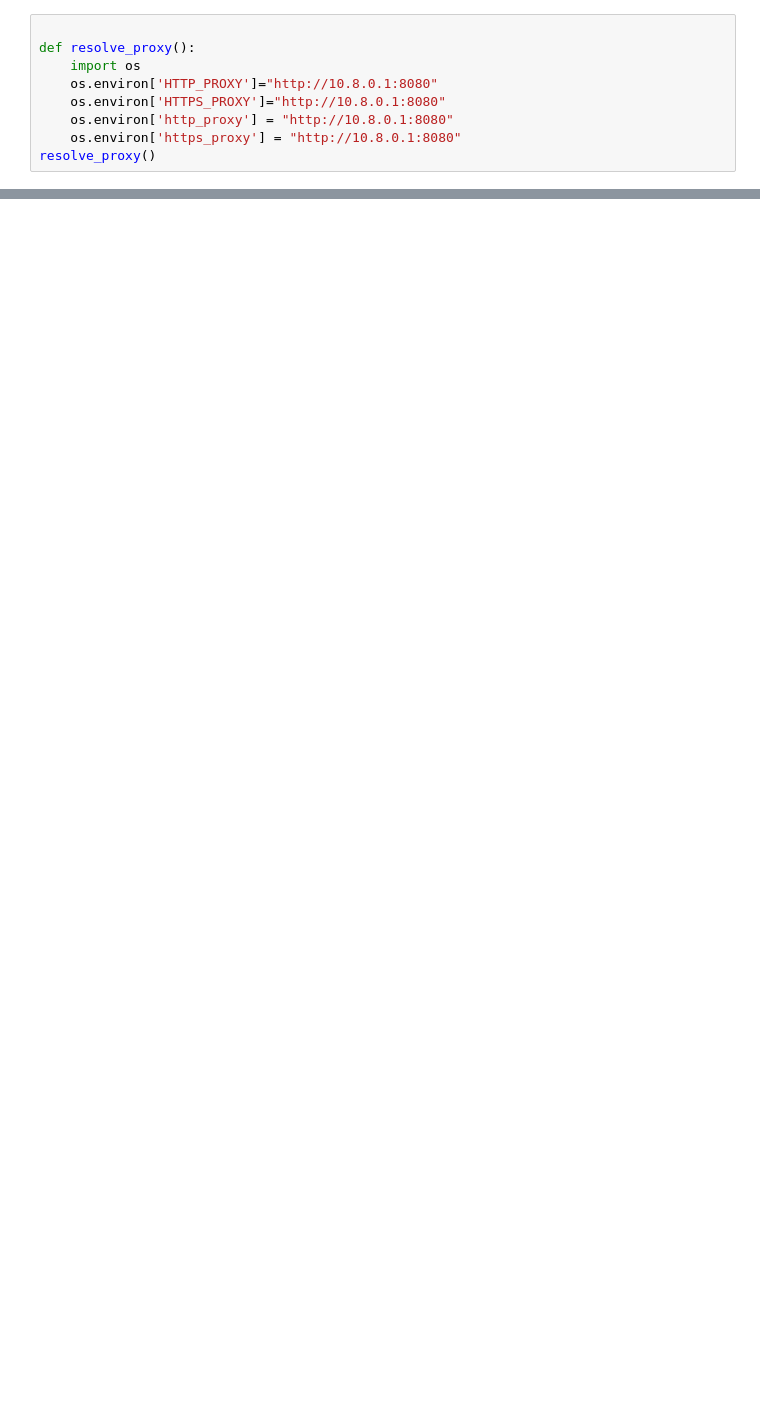
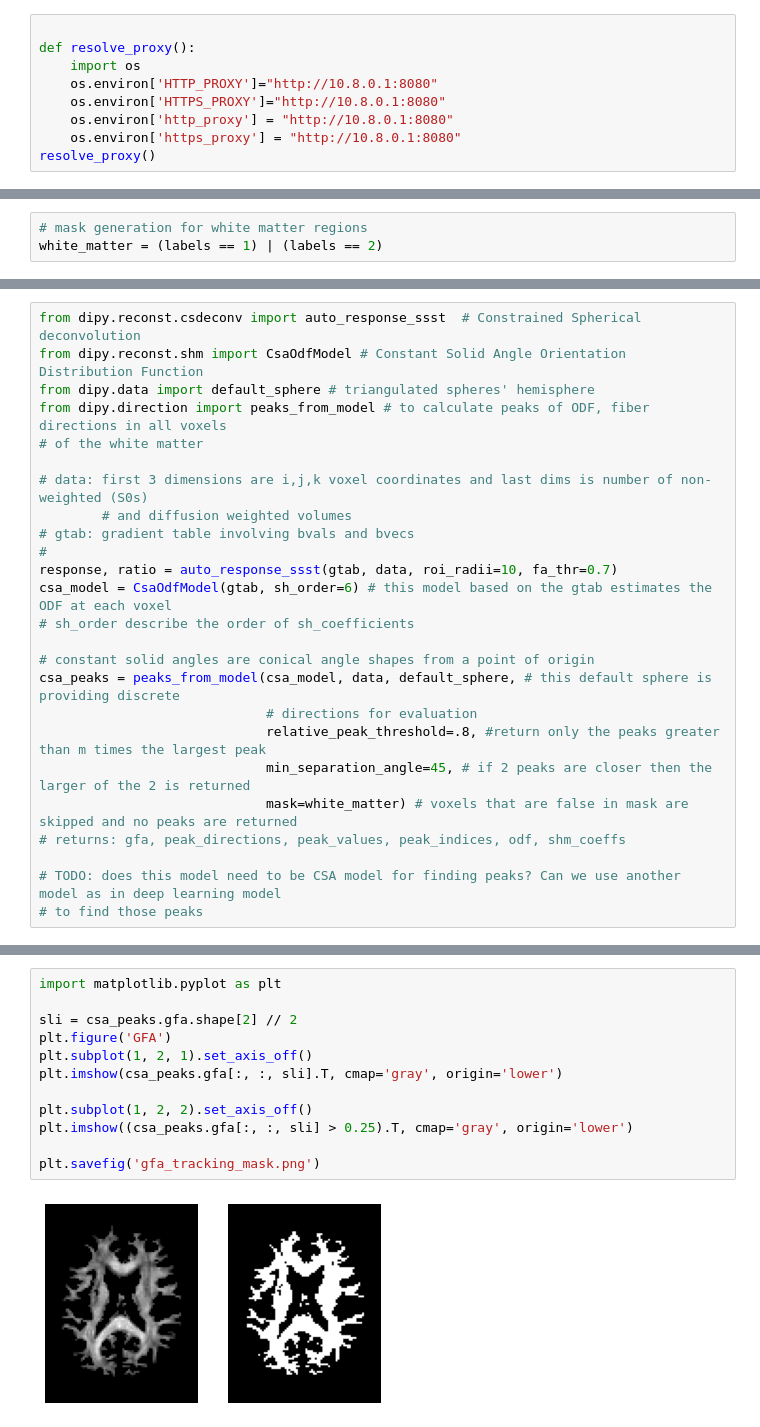
Before and after one commit to anoushkrit/tinker-tractography, a Jupyter notebook: basic-tracking.ipynb, the cells around one changed output, grey strips where cells are left out. Saved outputs shown, nothing was run; the diff lists cells and outputs as text; blank space fills up the shorter version.

Commit message:
basic tracking tut

```diff
--- a/basic-tracking.ipynb
+++ b/basic-tracking.ipynb
@@ -35,0 +39,3 @@ hardi_fname, hardi_bval_fname, hardi_bvec_fname, label_fname
+# %%
+# mask generation for white matter regions
+white_matter = (labels == 1) | (labels == 2)
@@ -35,0 +49,25 @@ hardi_fname, hardi_bval_fname, hardi_bvec_fname, label_fname
+# %%
+from dipy.reconst.csdeconv import auto_response_ssst  # Constrained Spherical deconvolution
+from dipy.reconst.shm import CsaOdfModel # Constant Solid Angle Orientation Distribution Function
+from dipy.data import default_sphere # triangulated spheres' hemisphere
+from dipy.direction import peaks_from_model # to calculate peaks of ODF, fiber directions in all voxels
+# of the white matter
+
+# data: first 3 dimensions are i,j,k voxel coordinates and last dims is number of non-weighted (S0s)
+        # and diffusion weighted volumes
+# gtab: gradient table involving bvals and bvecs
+#
+response, ratio = auto_response_ssst(gtab, data, roi_radii=10, fa_thr=0.7)
+csa_model = CsaOdfModel(gtab, sh_order=6) # this model based on the gtab estimates the ODF at each voxel
+# sh_order describe the order of sh_coefficients
+
+# constant solid angles are conical angle shapes from a point of origin
+csa_peaks = peaks_from_model(csa_model, data, default_sphere, # this default sphere is providing discrete
+                             # directions for evaluation
+                             relative_peak_threshold=.8, #return only the peaks greater than m times the largest peak
+                             min_separation_angle=45, # if 2 peaks are closer then the larger of the 2 is returned
+                             mask=white_matter) # voxels that are false in mask are skipped and no peaks are returned
+# returns: gfa, peak_directions, peak_values, peak_indices, odf, shm_coeffs
+
+# TODO: does this model need to be CSA model for finding peaks? Can we use another model as in deep learning model
+# to find those peaks
@@ -35,0 +95,14 @@ hardi_fname, hardi_bval_fname, hardi_bvec_fname, label_fname
+# %%
+import matplotlib.pyplot as plt
+
+sli = csa_peaks.gfa.shape[2] // 2
+plt.figure('GFA')
+plt.subplot(1, 2, 1).set_axis_off()
+plt.imshow(csa_peaks.gfa[:, :, sli].T, cmap='gray', origin='lower')
+
+plt.subplot(1, 2, 2).set_axis_off()
+plt.imshow((csa_peaks.gfa[:, :, sli] > 0.25).T, cmap='gray', origin='lower')
+
+plt.savefig('gfa_tracking_mask.png')
+# %% [output]
+[figure, added]
```
Also changed, not shown: parts of 7 cells of this notebook, 2 other files.
